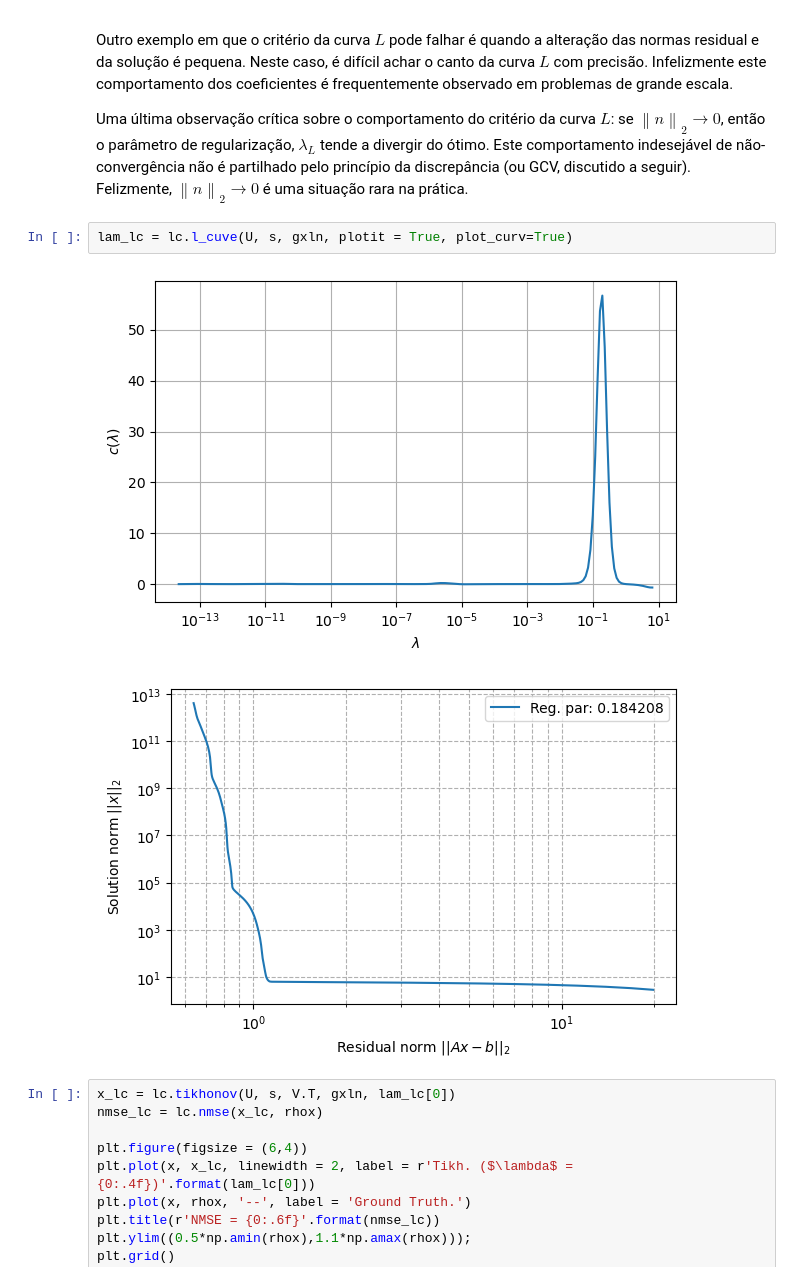
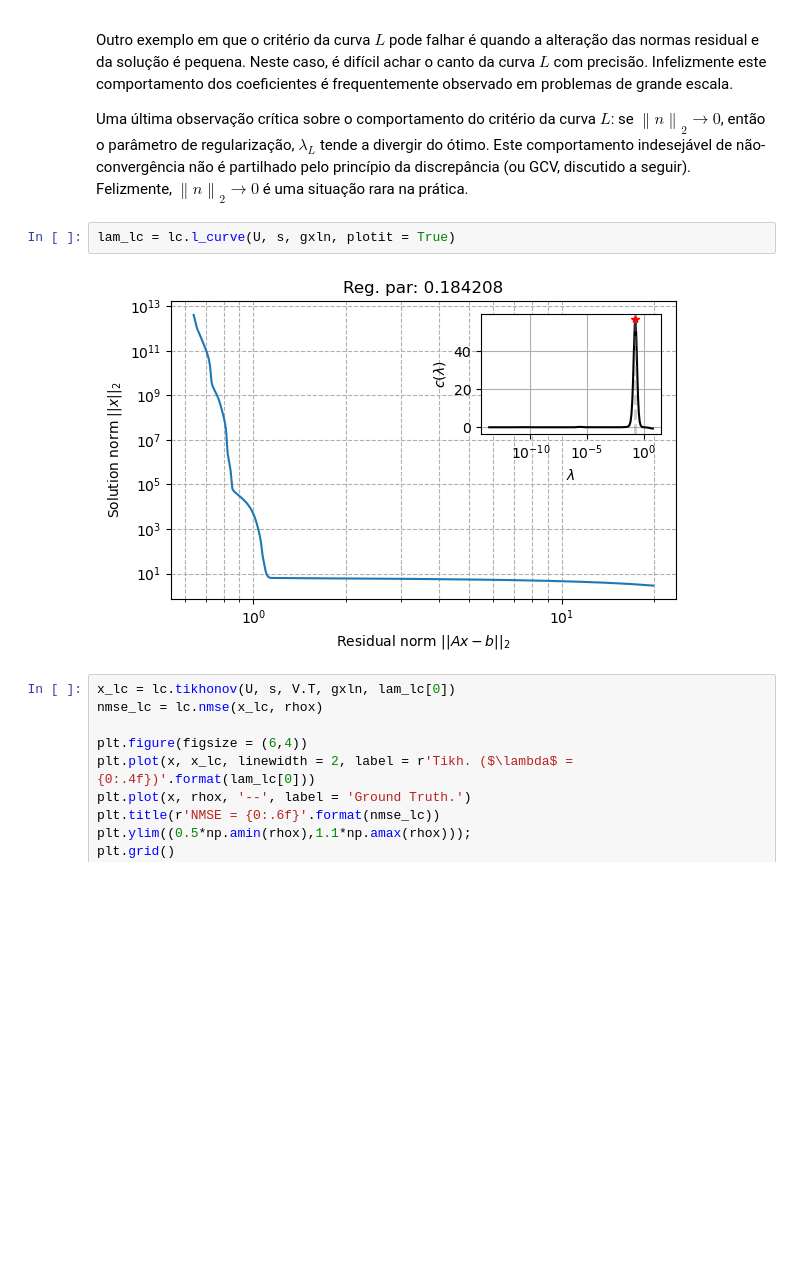
Before and after one commit to eric-brandao/inverse_problems_teach, a Jupyter notebook: 4_Parametro_de_regularizacao/A escolha do parâmetro de regularização.ipynb, the cells around one changed output. Drawn from its saved outputs; the diff is of its cells as text; blank space fills up the shorter version.

```diff
--- a/4_Parametro_de_regularizacao/A escolha do parâmetro de regularização.ipynb
+++ b/4_Parametro_de_regularizacao/A escolha do parâmetro de regularização.ipynb
@@ -537,10 +536,9 @@ Outro exemplo em que o critério da curva $L$ pode falhar é quando a alteraçã
 
 Uma última observação crítica sobre o comportamento do critério da curva $L$: se $\left\|n\right\|_{2}\rightarrow 0$, então o parâmetro de regularização, $\lambda_L$ tende a divergir do ótimo. Este comportamento indesejável de não-convergência não é partilhado pelo princípio da discrepância (ou GCV, discutido a seguir). Felizmente, $\left\|n\right\|_{2}\rightarrow 0$ é uma situação rara na prática.
 # %%
-lam_lc = lc.l_cuve(U, s, gxln, plotit = True, plot_curv=True)
+lam_lc = lc.l_curve(U, s, gxln, plotit = True)
 # %% [output]
-[figure, old version]
+[figure, new version]
-[figure, removed]
 # %%
 x_lc = lc.tikhonov(U, s, V.T, gxln, lam_lc[0])
 nmse_lc = lc.nmse(x_lc, rhox)
```
Also changed, not shown: parts of 1 cell of this notebook, 7 other files.
